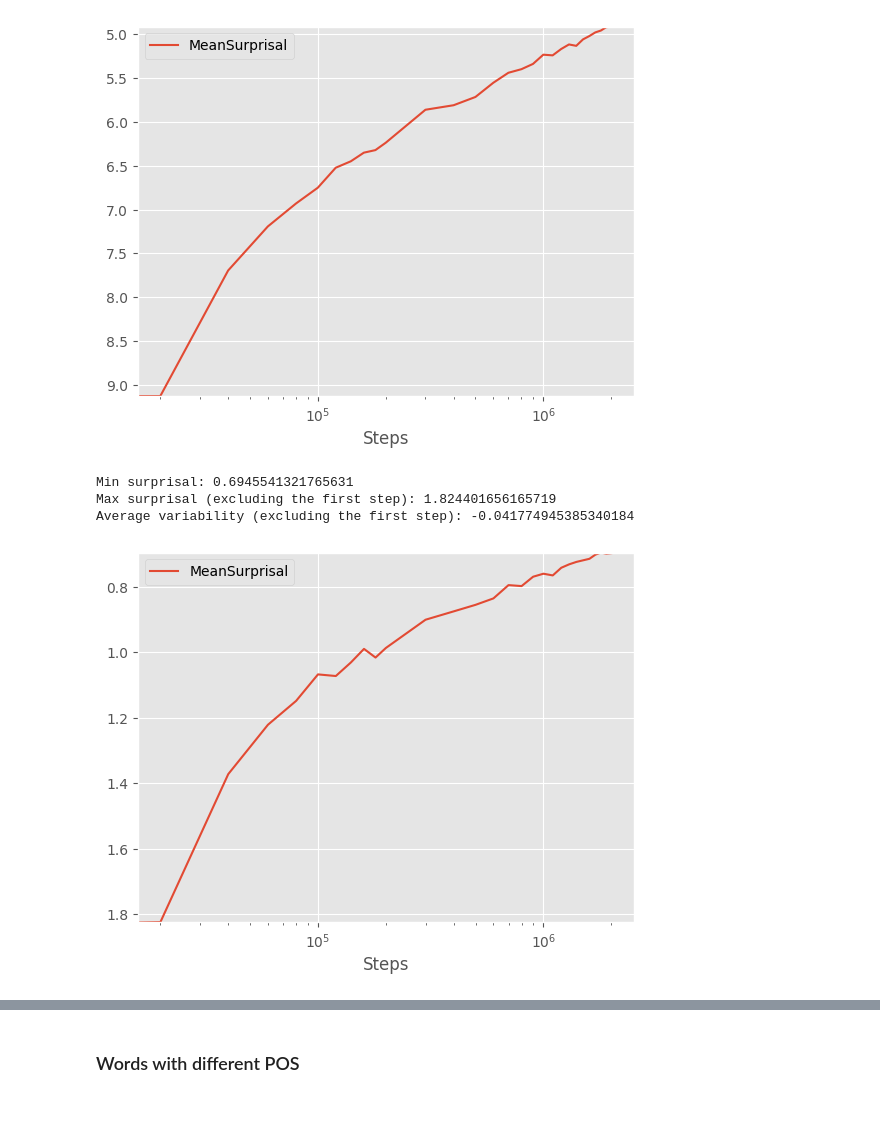
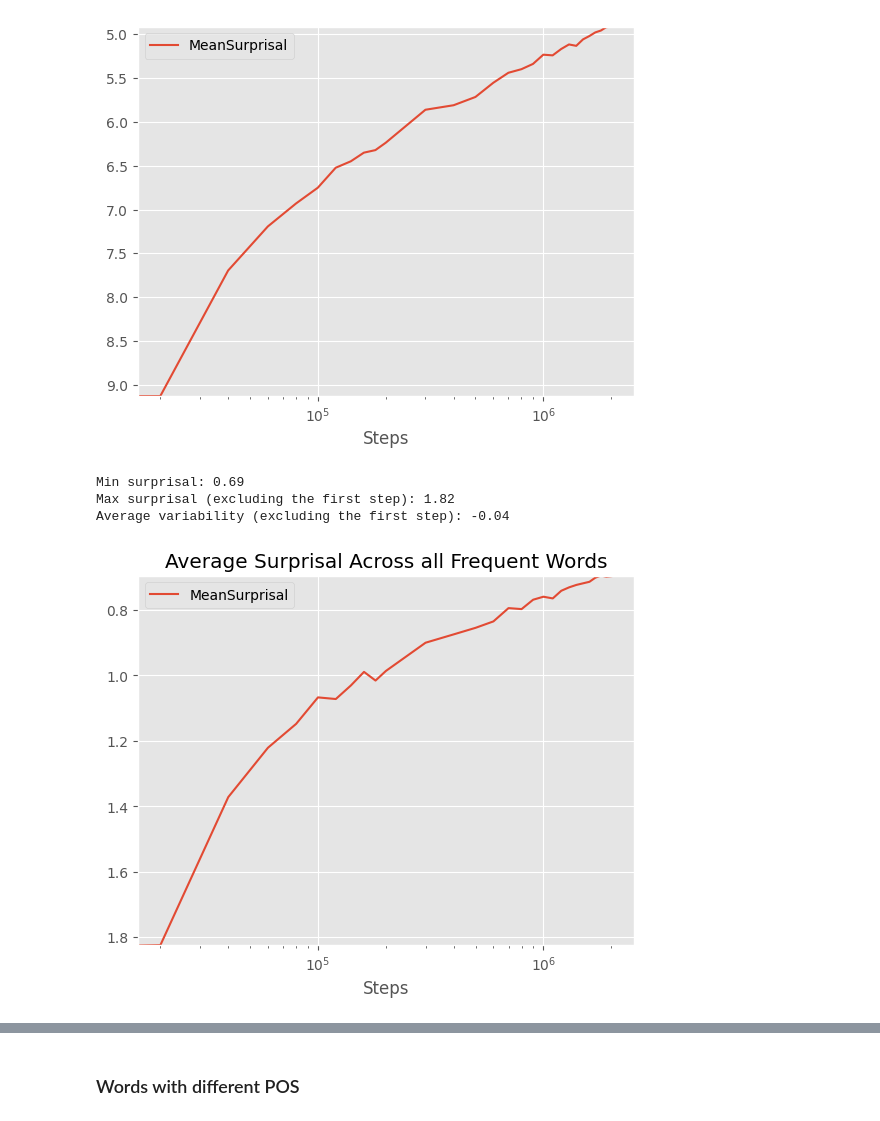
Before and after one commit to NazaninShafiabadi/word-acquisition-language-models, a Jupyter notebook: word_acquisition.ipynb, the cells around one changed output, grey strips where cells are left out. Saved outputs shown, nothing was run; the diff lists cells and outputs as text; code cells hidden in the pictures.

```diff
--- a/word_acquisition.ipynb
+++ b/word_acquisition.ipynb
@@ -107,17 +112,17 @@ avg_surprisals.plot(x='Steps', y='MeanSurprisal', logx=True)\
 # %%
 # for each step, average surprisal across all words with at least 512 examples (frequent words)
 
 avg_freq_surprisals = frequent.groupby('Steps')['MeanSurprisal'].mean().reset_index().assign(Diffs=lambda x: x['MeanSurprisal'].diff().fillna(0))
 
-avg_freq_surprisals.plot(x='Steps', y='MeanSurprisal', logx=True)\
+avg_freq_surprisals.plot(x='Steps', y='MeanSurprisal', logx=True, title='Average Surprisal Across all Frequent Words')\
     .set_ylim(avg_freq_surprisals['MeanSurprisal'].iloc[1:].max(), avg_freq_surprisals['MeanSurprisal'].min())
 
-print(f"Min surprisal: {avg_freq_surprisals['MeanSurprisal'].min()}")
-print(f"Max surprisal (excluding the first step): {avg_freq_surprisals['MeanSurprisal'].iloc[1:].max()}")
-print(f"Average variability (excluding the first step): {avg_freq_surprisals['Diffs'].iloc[2:].mean()}")
+print(f"Min surprisal: {avg_freq_surprisals['MeanSurprisal'].min():.2f}")
+print(f"Max surprisal (excluding the first step): {avg_freq_surprisals['MeanSurprisal'].iloc[1:].max():.2f}")
+print(f"Average variability (excluding the first step): {avg_freq_surprisals['Diffs'].iloc[2:].mean():.2f}")
 # %% [output]
-Min surprisal: 0.6945541321765631
-Max surprisal (excluding the first step): 1.824401656165719
-Average variability (excluding the first step): -0.041774945385340184
+Min surprisal: 0.69
+Max surprisal (excluding the first step): 1.82
+Average variability (excluding the first step): -0.04
-[figure, old version]
+[figure, new version]
 # %%
```
Also changed, not shown: parts of 5 cells of this notebook, 1 other file.
